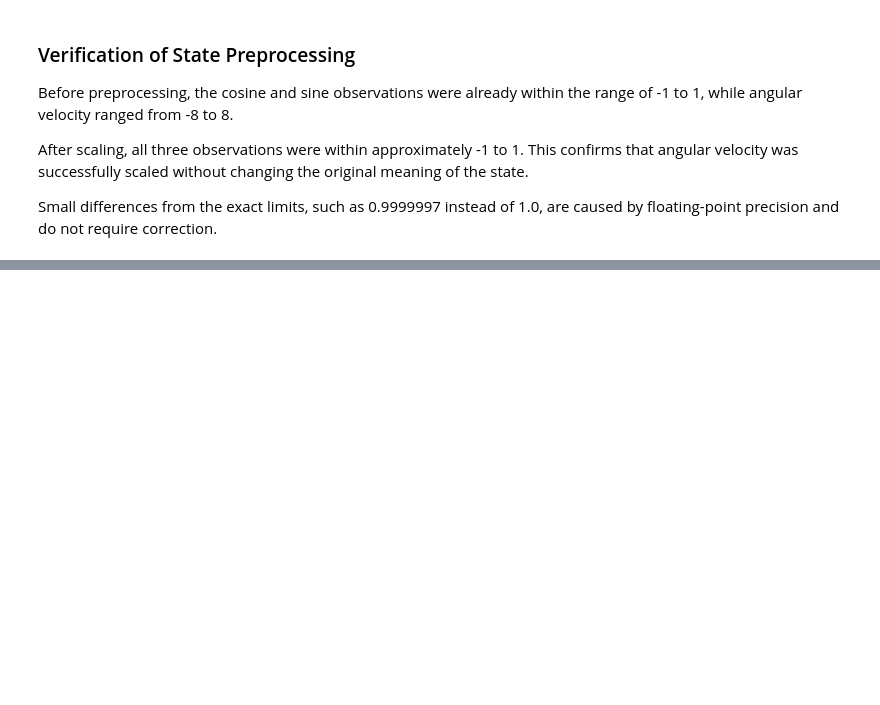
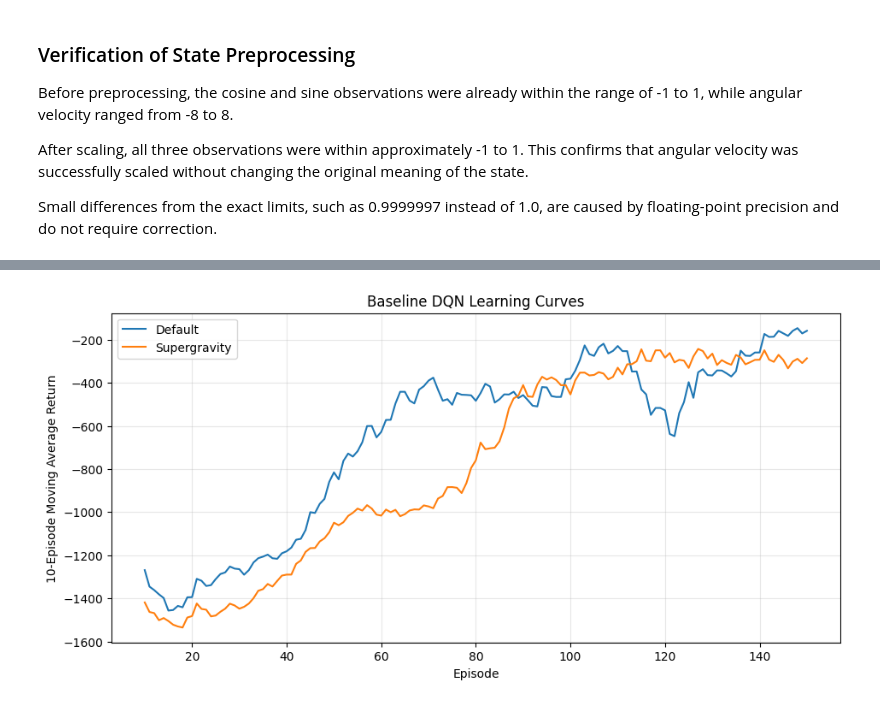
Before and after one commit to noodlebatteries124/deleca2, a Jupyter notebook: PtBKayden.ipynb, the cells around one changed output, grey strips where cells are left out. Drawn from its saved outputs; the diff is of its cells as text; code cells hidden in the pictures; blank space fills up the shorter version.

Commit message:
Completed supergravity and default gravity, have to check through

```diff
--- a/PtBKayden.ipynb
+++ b/PtBKayden.ipynb
@@ -337,7 +337,7 @@ episodes_per_gravity = 30
 gravity_baseline_returns = {}
 
 for gravity_name, gravity_value in gravity_settings.items():
-    env = gym.make("Pendulum-v0")
+    env = gym.make("Pendulum-v1")
     env.unwrapped.g = gravity_value
 
     env.seed(42)
@@ -522,7 +611,7 @@ def preprocess_state(state):
         1.0
     )
 # %%
-env = gym.make("Pendulum-v0")
+env = gym.make("Pendulum-v1")
 
 original_state = env.reset()
 processed_state = preprocess_state(
@@ -592,0 +943,13 @@ The baseline DQN will use experience replay, epsilon-greedy exploration and a se
+# %%
+RUN_BASELINE_TRAINING = True
+baseline_results = {}
+
+if RUN_BASELINE_TRAINING:
+    for gravity_name, config in BASELINE_CONFIGS.items():
+        baseline_results[gravity_name] = train_agent(
+            gravity_name=gravity_name,
+            config=config,
+            agent_class=DQNAgent,
+            model_label="baseline",
+            seed=42
+        )
@@ -592,0 +974,19 @@ The baseline DQN will use experience replay, epsilon-greedy exploration and a se
+# %%
+if baseline_results:
+    plt.figure(figsize=(11, 5))
+
+    for gravity_name, result in baseline_results.items():
+        smoothed = moving_average(result["returns"], window=10)
+        episodes = np.arange(10, 10 + len(smoothed))
+        plt.plot(episodes, smoothed, label=gravity_name)
+
+    plt.title("Baseline DQN Learning Curves")
+    plt.xlabel("Episode")
+    plt.ylabel("10-Episode Moving Average Return")
+    plt.legend()
+    plt.grid(alpha=0.3)
+    plt.show()
+else:
+    print("Run the baseline training cell first.")
+# %% [output]
+[figure, added]
```
Also changed, not shown: parts of 38 cells of this notebook, 5 other files.
